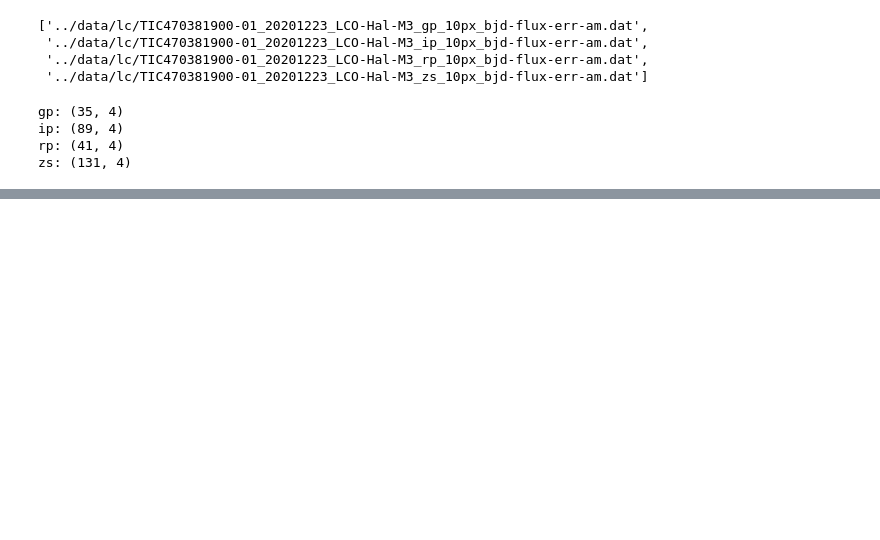
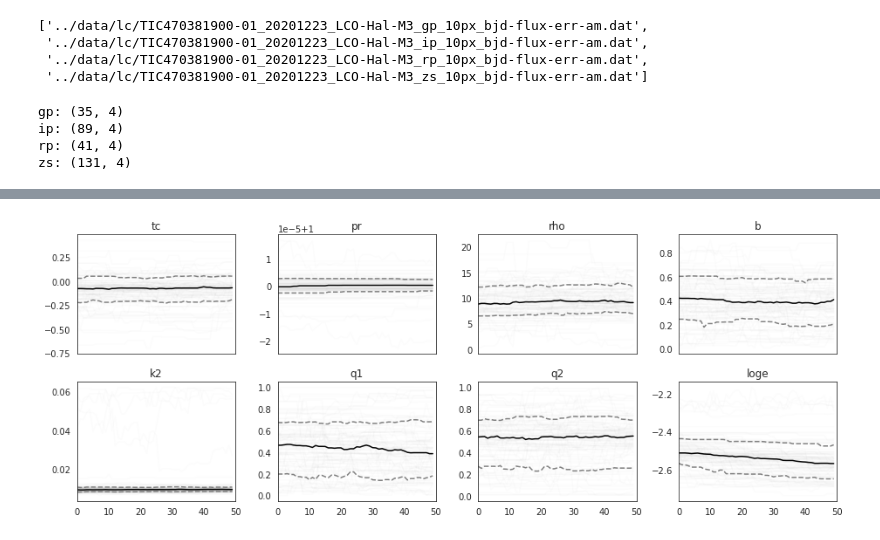
Before and after one commit to jpdeleon/toi1696, a Jupyter notebook: notebooks/contamination.ipynb, the cells around one changed output, grey strips where cells are left out. Saved outputs shown, nothing was run; the diff lists cells and outputs as text; code cells hidden in the pictures; blank space fills up the shorter version.

```diff
--- a/notebooks/contamination.ipynb
+++ b/notebooks/contamination.ipynb
@@ -356,0 +267,3 @@ lpf.plot_light_curve();
+# %%
+for i in range(mc_reps):
+    lpf.sample(mc_iter, thin=thin, reset=True, label='MCMC sampling')
@@ -356,0 +278,12 @@ lpf.plot_light_curve();
+# %%
+with sb.axes_style('white'):
+    fig, axs = subplots(2,4, figsize=(13,5), sharex=True)
+    ls, lc = ['-','--','--'], ['k', '0.5', '0.5']
+    percs = [percentile(lpf.sampler.chain[:,:,i], [50,16,84], 0) for i in range(8)]
+    [axs.flat[i].plot(lpf.sampler.chain[:,:,i].T, 'k', alpha=0.01) for i in range(8)]
+    [[axs.flat[i].plot(percs[i][j], c=lc[j], ls=ls[j]) for j in range(3)] for i in range(8)]
+    [axs.flat[i].set_title(lpf.ps.names[i]) for i in range(8)]
+    setp(axs, xlim=[0,mc_iter//10])
+    fig.tight_layout()
+# %% [output]
+[figure, added]
```
Also changed, not shown: parts of 34 cells of this notebook, 18 other files.
